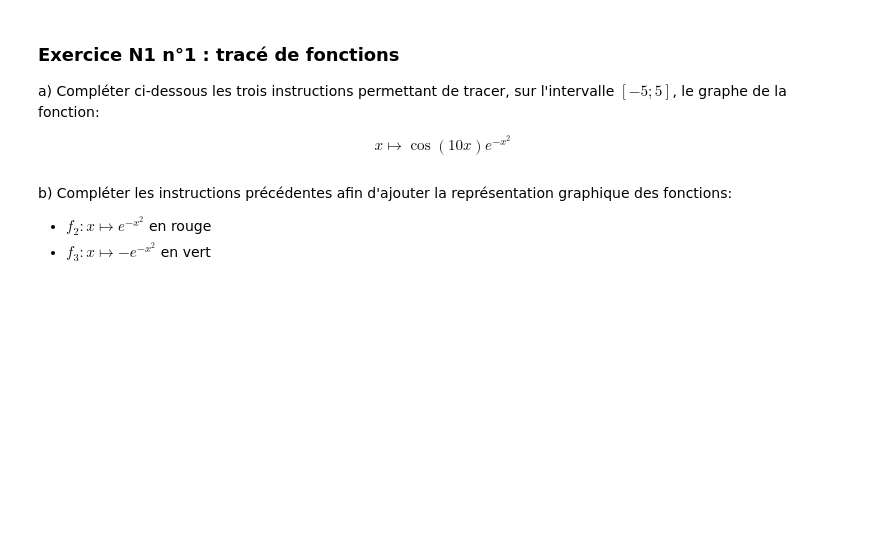
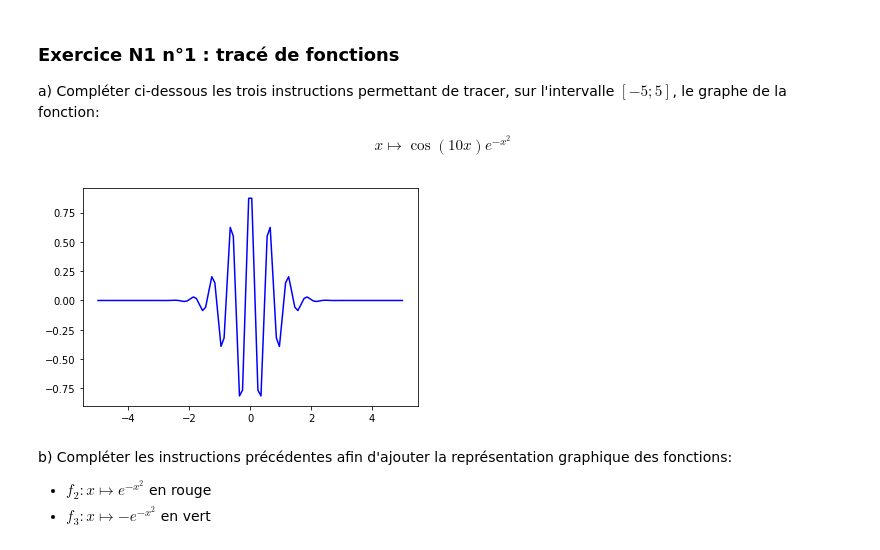
Before and after one commit to fkiaru/LaMerciNumpy, a Jupyter notebook: OutilsGraphiques/NumpyGraph_1.ipynb, the cells around one changed output. Cells and saved outputs as stored; diff of their text form; code cells hidden in the pictures; blank space fills up the shorter version.

Commit message:
update Numpy 2_bis pandas, csv

```diff
--- a/OutilsGraphiques/NumpyGraph_1.ipynb
+++ b/OutilsGraphiques/NumpyGraph_1.ipynb
@@ -131,11 +131,14 @@ a) Compléter ci-dessous les trois instructions permettant de tracer, sur l'inte
 
 $$x \mapsto \cos(10x)e^{-x^2}$$
 # %%
-xi = # listes des valeurs d'abscisses sur l'intervalle [-5;5]
-
-yi = # calcul des valeurs d'ordonnées yi correspondant à chaque xi
-
- # appel à la fonction plot du module pyplot
+import numpy as np
+import matplotlib.pyplot as plt
+xi = np.linspace(-5,5,100)# listes des valeurs d'abscisses sur l'intervalle [-5;5]
+yi = np.cos(10*xi)*((np.exp(-xi**2)))# calcul des valeurs d'ordonnées yi correspondant à chaque xi
+plt.plot(xi,yi,'-b')
+plt.show()# appel à la fonction plot du module pyplot
+# %% [output]
+[figure, added]
 # %% [markdown]
 b) Compléter les instructions précédentes afin d'ajouter la représentation graphique des fonctions:
 
```
Also changed, not shown: parts of 1 cell of this notebook, 11 other files.
